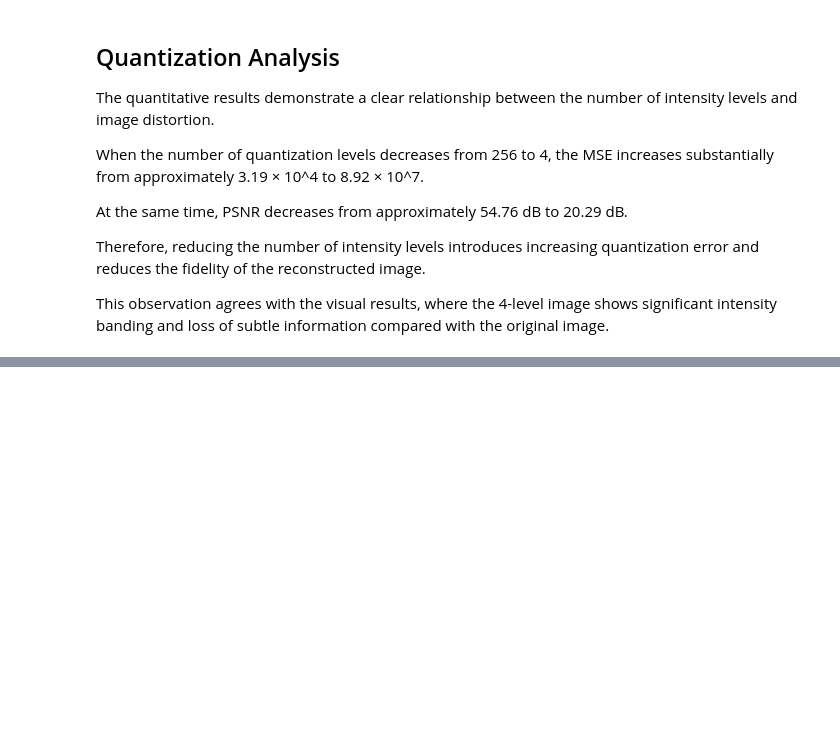
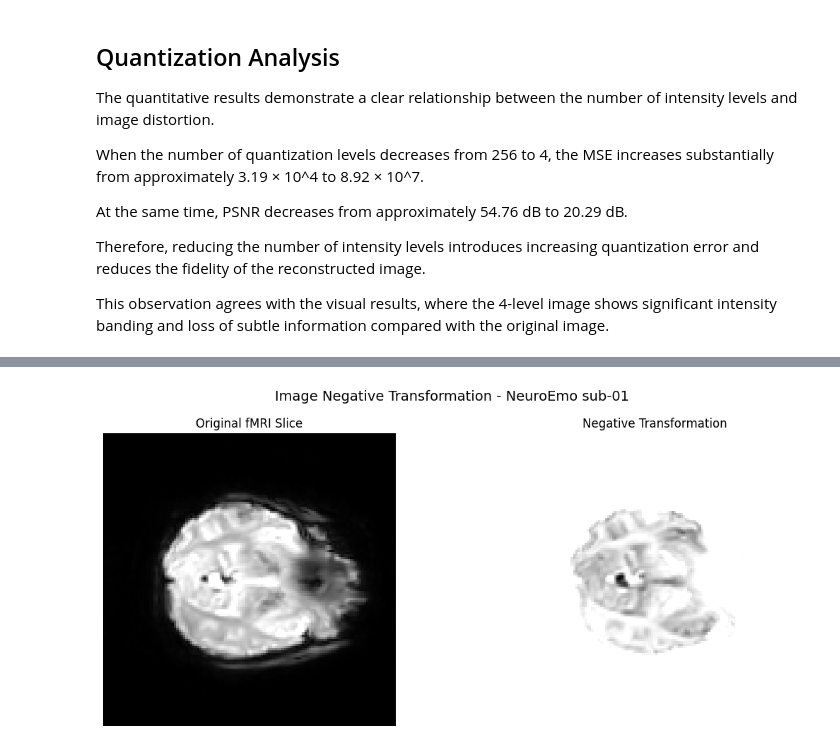
Before and after one commit to SharveshC/DIP_Capstone, a Jupyter notebook: notebook/samp.ipynb, the cells around one changed output, grey strips where cells are left out. Cells and saved outputs as stored; diff of their text form; code cells hidden in the pictures; blank space fills up the shorter version.

Commit message:
fix(core): added Image Negative

```diff
--- a/notebook/samp.ipynb
+++ b/notebook/samp.ipynb
@@ -769,0 +836,19 @@ subtle information compared with the original image.
+# %%
+# ============================================================
+# IMAGE NEGATIVE TRANSFORMATION
+# Step 2: Apply Negative Transformation
+# ============================================================
+
+image_min = original_slice.min()
+image_max = original_slice.max()
+
+negative_image = (
+    image_max - original_slice + image_min
+)
+
+print("Negative transformation completed.")
+print("Original minimum :", image_min)
+print("Original maximum :", image_max)
+
+print("Negative minimum :", negative_image.min())
+print("Negative maximum :", negative_image.max())
@@ -769,0 +873,49 @@ subtle information compared with the original image.
+# %%
+# ============================================================
+# IMAGE NEGATIVE TRANSFORMATION
+# Step 3: Visual Comparison
+# ============================================================
+
+vmin = np.percentile(original_slice, 2)
+vmax = np.percentile(original_slice, 98)
+
+plt.figure(figsize=(12, 5))
+
+# Original image
+plt.subplot(1, 2, 1)
+
+plt.imshow(
+    original_slice,
+    cmap="gray",
+    origin="lower",
+    vmin=vmin,
+    vmax=vmax
+)
+
+plt.title("Original fMRI Slice")
+plt.axis("off")
+
+
+# Negative image
+plt.subplot(1, 2, 2)
+
+plt.imshow(
+    negative_image,
+    cmap="gray",
+    origin="lower",
+    vmin=vmin,
+    vmax=vmax
+)
+
+plt.title("Negative Transformation")
+plt.axis("off")
+
+plt.suptitle(
+    "Image Negative Transformation - NeuroEmo sub-01",
+    fontsize=14
+)
+
+plt.tight_layout()
+plt.show()
+# %% [output]
+[figure, added]
```
Also changed, not shown: parts of 9 cells of this notebook.
